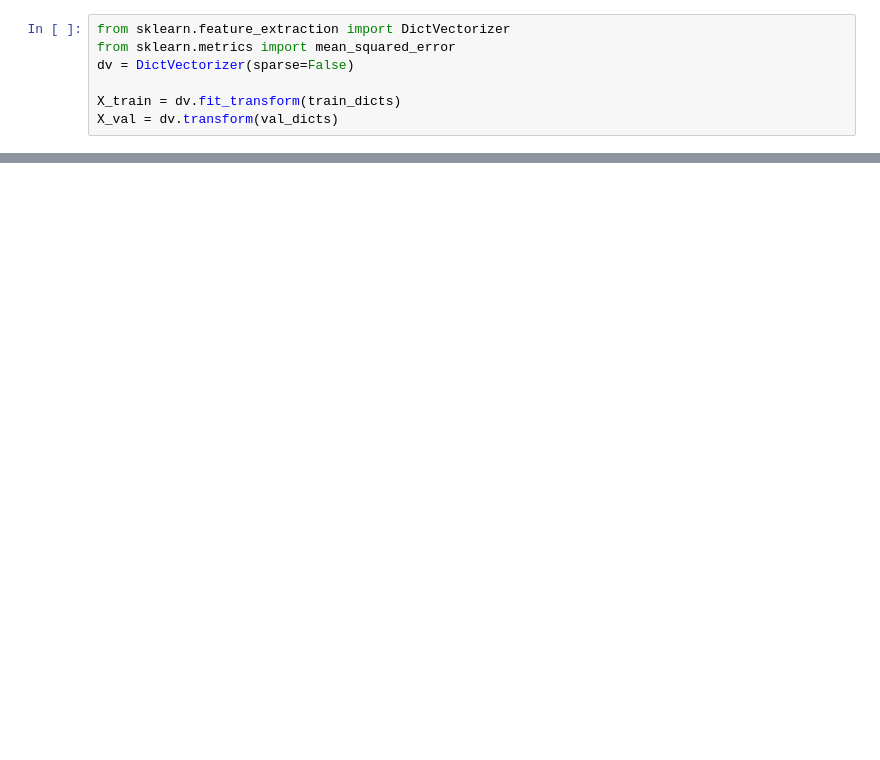
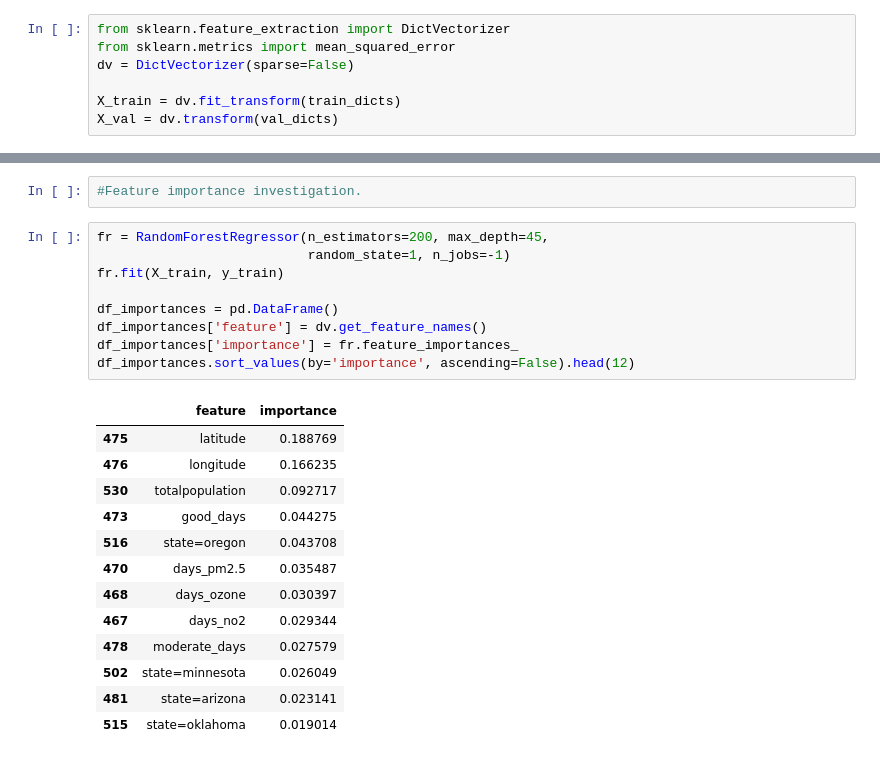
Before and after one commit to aljeks/air-quality-and-asthma, a Jupyter notebook: Mid_Term_Project.ipynb, the cells around one changed output, grey strips where cells are left out. Drawn from its saved outputs; the diff is of its cells as text; blank space fills up the shorter version.

```diff
--- a/Mid_Term_Project.ipynb
+++ b/Mid_Term_Project.ipynb
@@ -304,0 +385,25 @@ print(np.expm1(y_test[6]))
+# %%
+#Feature importance investigation.
+# %%
+fr = RandomForestRegressor(n_estimators=200, max_depth=45,
+                           random_state=1, n_jobs=-1)
+fr.fit(X_train, y_train)
+
+df_importances = pd.DataFrame()
+df_importances['feature'] = dv.get_feature_names()
+df_importances['importance'] = fr.feature_importances_
+df_importances.sort_values(by='importance', ascending=False).head(12)
+# %% [output]
+|  | feature | importance |
+| 475 | latitude | 0.188769 |
+| 476 | longitude | 0.166235 |
+| 530 | totalpopulation | 0.092717 |
+| 473 | good_days | 0.044275 |
+| 516 | state=oregon | 0.043708 |
+| 470 | days_pm2.5 | 0.035487 |
+| 468 | days_ozone | 0.030397 |
+| 467 | days_no2 | 0.029344 |
+| 478 | moderate_days | 0.027579 |
+| 502 | state=minnesota | 0.026049 |
+| 481 | state=arizona | 0.023141 |
+| 515 | state=oklahoma | 0.019014 |
```
Also changed, not shown: parts of 49 cells of this notebook.
